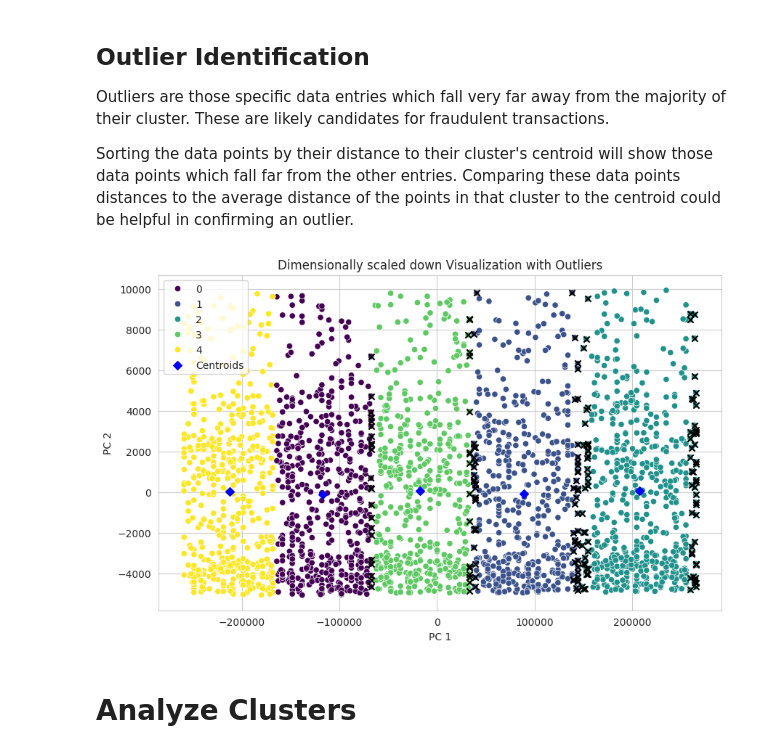
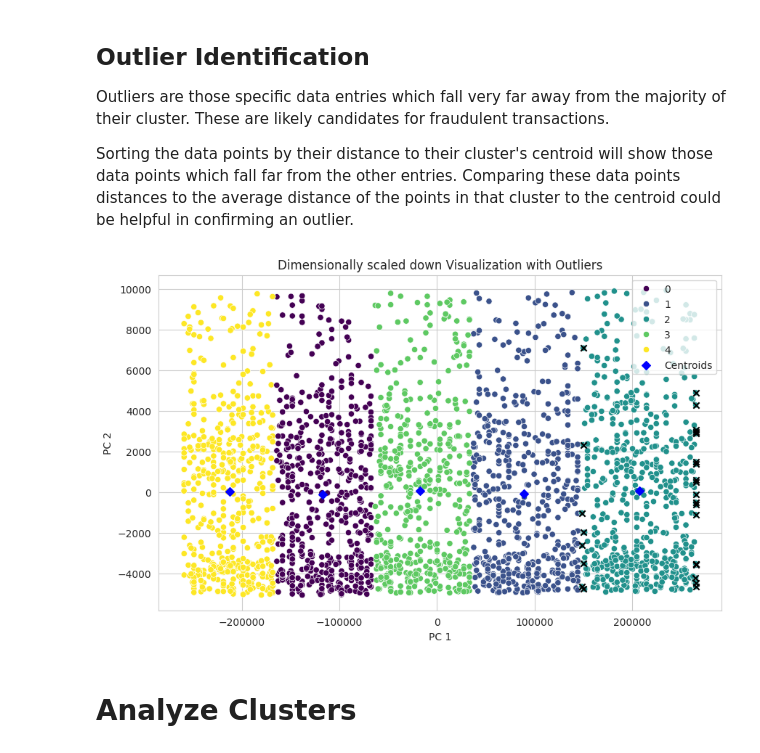
Before and after one commit to Mi1kDev/CST3133_CW, a Jupyter notebook: CST3133_CourseWork_A.ipynb, the cells around one changed output. Cells and saved outputs as stored; diff of their text form; code cells hidden in the pictures.

```diff
--- a/CST3133_CourseWork_A.ipynb
+++ b/CST3133_CourseWork_A.ipynb
@@ -616,32 +615,31 @@ def getEuclideanDist(ds, centroids):
 getEuclideanDist(strippedDataset, fraud_k_means.cluster_centers_)
 # %%
 def findOutliers():
-  distances = np.linalg.norm(reducedCluster - fraud_k_means.cluster_centers_[fraud_k_means.labels_], axis=1)
-  mean_distance = distances.mean()
-  std_distance = distances.std()
-  threshold = mean_distance + 1.5 * std_distance  # Points beyond 2 standard deviations
-  dataset['SuspiciousTransaction'] = distances > threshold
+  meanDistance = strippedDataset['DistanceToCentroid'].mean()
+  stdDistance = strippedDataset['DistanceToCentroid'].std()
+  threshold = meanDistance + 2 * stdDistance
+  outlier = (strippedDataset['DistanceToCentroid'] > threshold)
 
-
+  dataset['SuspiciousTransaction'] = outlier
 
 
 def displayOutliers():
   sns.set_style("whitegrid")
   plt.figure(figsize=(10, 6))
   sns.scatterplot(x=reducedCluster[:, 0], y=reducedCluster[:, 1], hue=strippedDataset['Clustered'], palette='viridis', zorder=1)
   plt.scatter(reducedCluster[dataset['SuspiciousTransaction'], 0], reducedCluster[dataset['SuspiciousTransaction'], 1], c='black', marker='x', zorder=2)
   plt.scatter(fraud_k_means.cluster_centers_[:, 0], fraud_k_means.cluster_centers_[:, 1], c='blue', label='Centroids', marker='D', zorder=3)
   plt.title("Dimensionally scaled down Visualization with Outliers")
   plt.xlabel("PC 1")
   plt.ylabel("PC 2")
   plt.legend()
   plt.show()
 
 
 findOutliers()
 displayOutliers()
 # %% [output]
-[figure, old version]
+[figure, new version]
 # %% [markdown]
 # Analyze Clusters
 # %%
```
Also changed, not shown: parts of 2 cells of this notebook.
